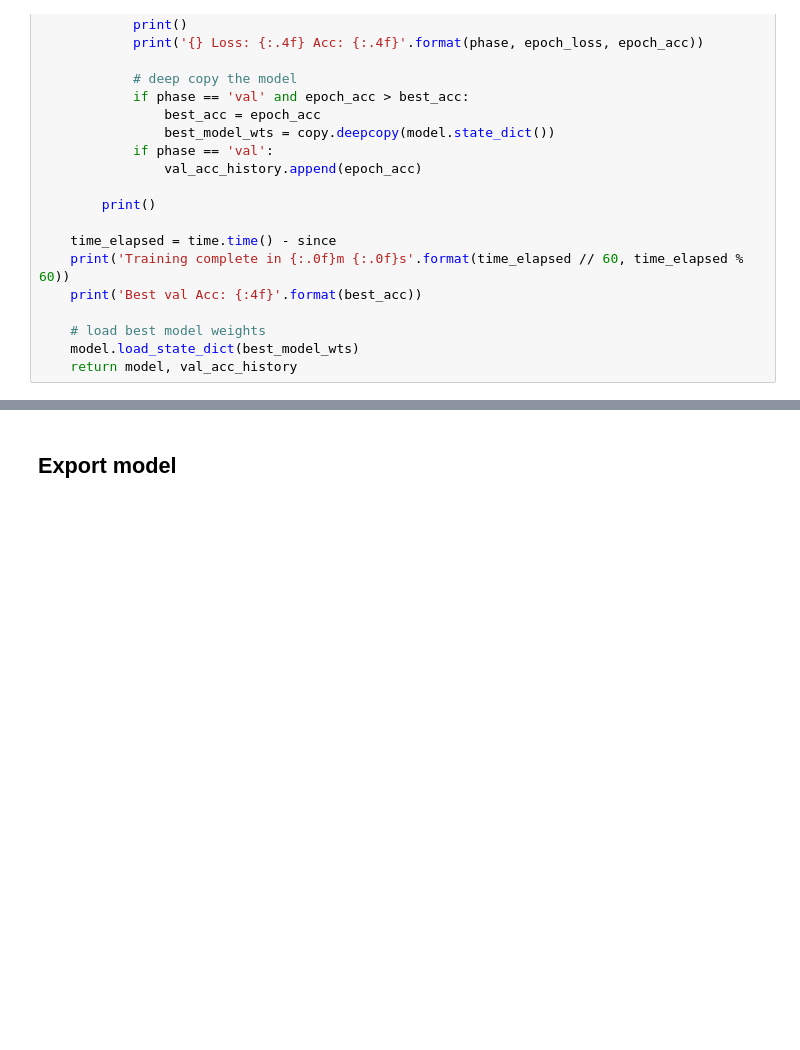
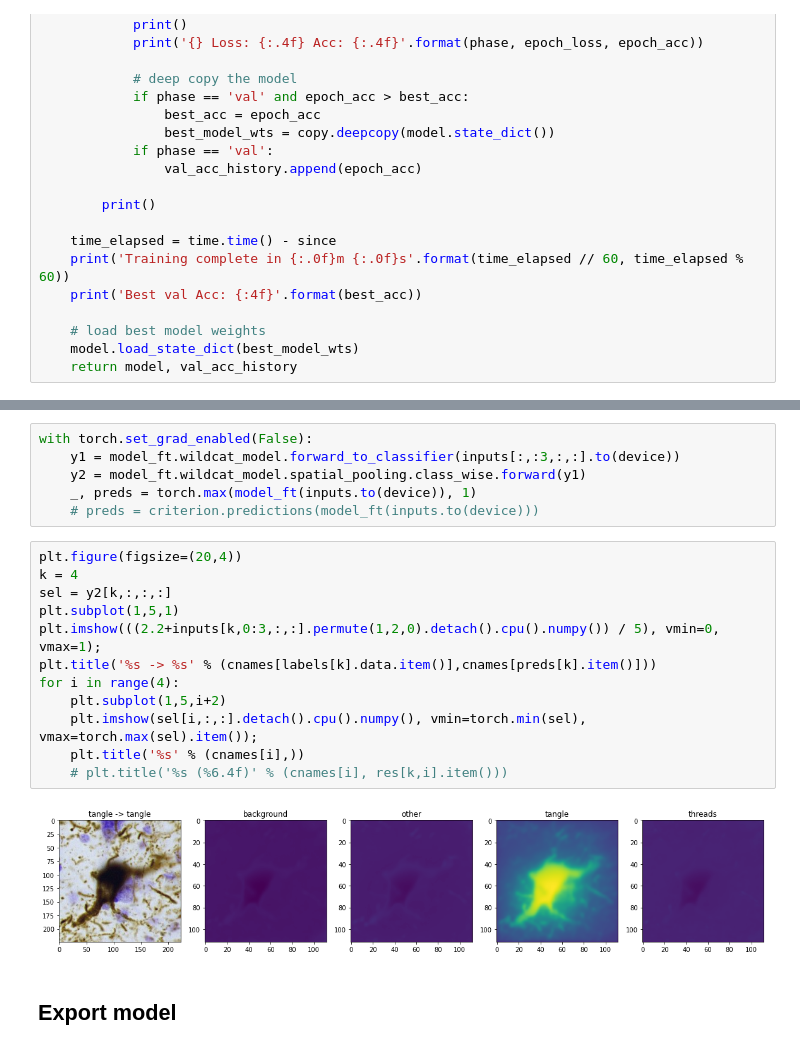
Before and after one commit to pyushkevich/tanglethon-ipynb, a Jupyter notebook: generic-wildcat-train-bbox.ipynb, the cells around one changed output, grey strips where cells are left out. Saved outputs shown, nothing was run; the diff lists cells and outputs as text; blank space fills up the shorter version.

```diff
--- a/generic-wildcat-train-bbox.ipynb
+++ b/generic-wildcat-train-bbox.ipynb
@@ -254,3 +276,23 @@ KeyboardInterrupt:
+# %%
+with torch.set_grad_enabled(False):
+    y1 = model_ft.wildcat_model.forward_to_classifier(inputs[:,:3,:,:].to(device))
+    y2 = model_ft.wildcat_model.spatial_pooling.class_wise.forward(y1)
+    _, preds = torch.max(model_ft(inputs.to(device)), 1)
+    # preds = criterion.predictions(model_ft(inputs.to(device)))
+# %%
+plt.figure(figsize=(20,4))
+k = 4
+sel = y2[k,:,:,:]
+plt.subplot(1,5,1)
+plt.imshow(((2.2+inputs[k,0:3,:,:].permute(1,2,0).detach().cpu().numpy()) / 5), vmin=0, vmax=1);
+plt.title('%s -> %s' % (cnames[labels[k].data.item()],cnames[preds[k].item()]))
+for i in range(4):
+    plt.subplot(1,5,i+2)
+    plt.imshow(sel[i,:,:].detach().cpu().numpy(), vmin=torch.min(sel), vmax=torch.max(sel).item());
+    plt.title('%s' % (cnames[i],))
+    # plt.title('%s (%6.4f)' % (cnames[i], res[k,i].item()))
+# %% [output]
+[figure, added]
 # %% [markdown]
 ## Export model
 # %%
```
Also changed, not shown: parts of 8 cells of this notebook, 6 other files.
